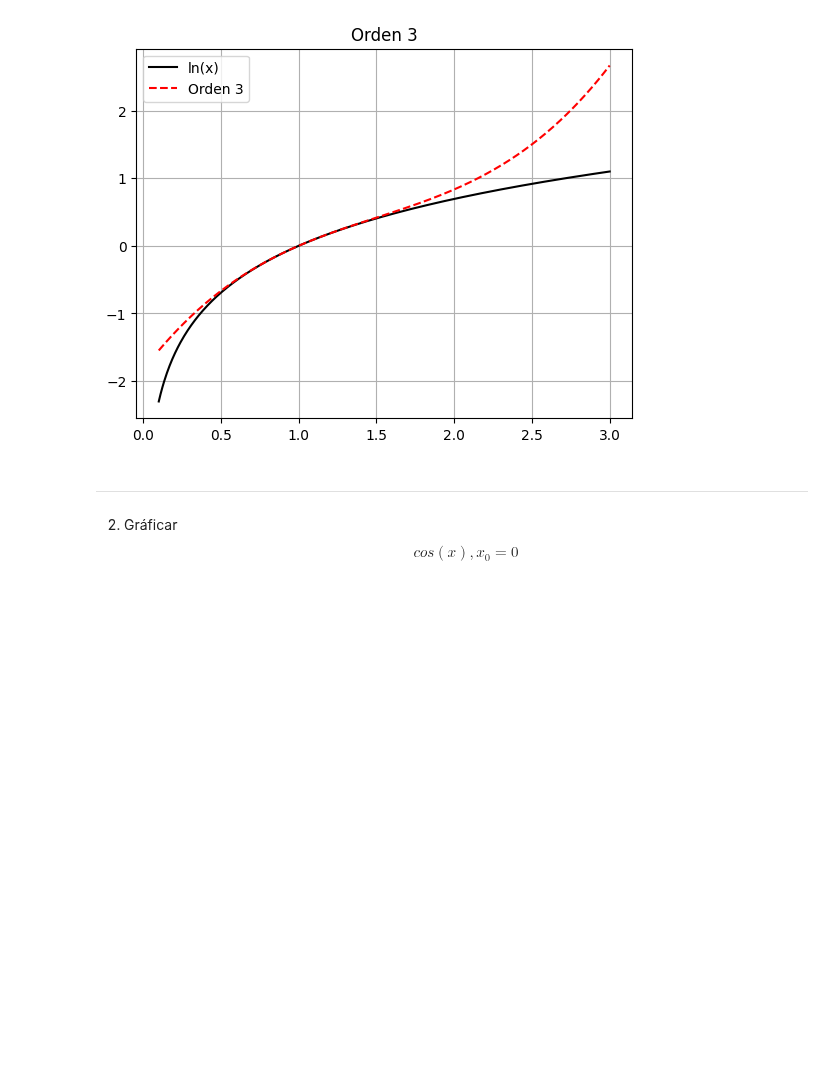
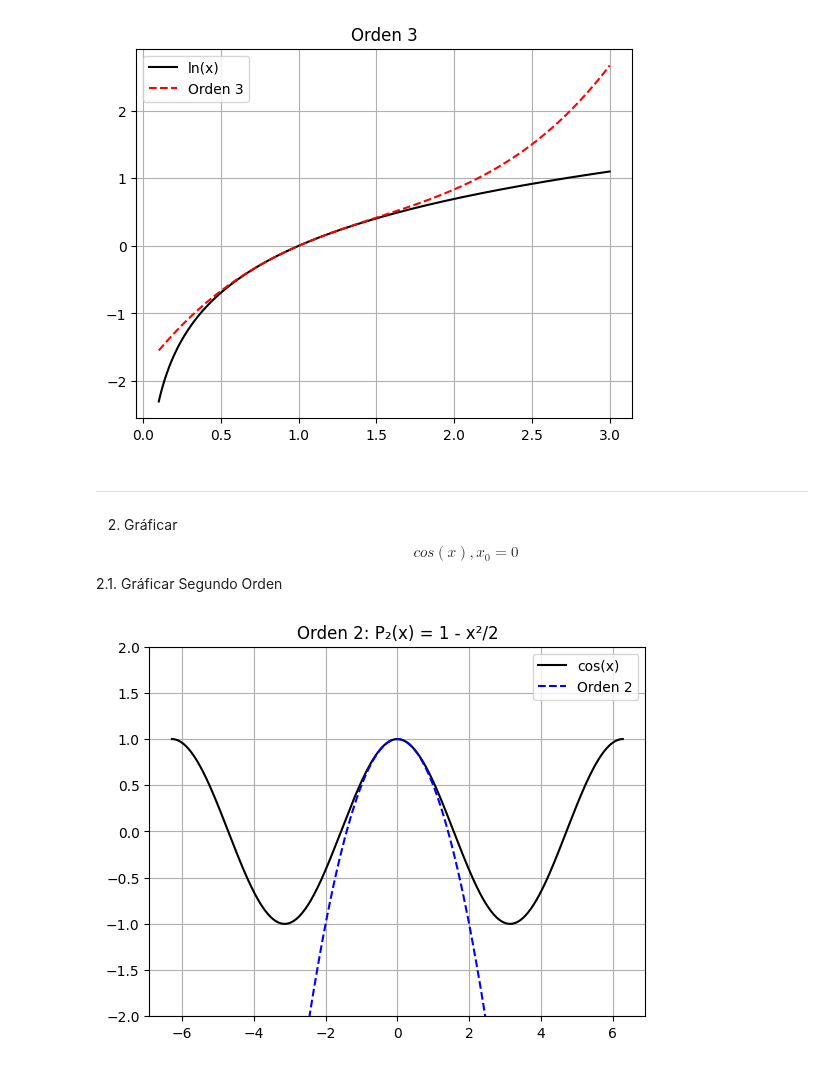
Before and after one commit to Aizel-shadow/Metodos_Numericos-, a Jupyter notebook: TALLERES/Taller03.ipynb, the cells around one changed output. Saved outputs shown, nothing was run; the diff lists cells and outputs as text; code cells hidden in the pictures; blank space fills up the shorter version.

```diff
--- a/TALLERES/Taller03.ipynb
+++ b/TALLERES/Taller03.ipynb
@@ -86,8 +86,20 @@ plt.show()
 ---
 # %% [markdown]
 2. Gráficar $$cos(x), x_0=0$$
+
+2.1. Gráficar Segundo Orden
 # %%
 import numpy as np
 import matplotlib.pyplot as plt
 
 x = np.linspace(-2*np.pi, 2*np.pi, 500)
+plt.figure()
+plt.plot(x, np.cos(x), 'k-', label='cos(x)')
+plt.plot(x, 1 - 0.5*x**2, 'b--', label='Orden 2')
+plt.grid(True)
+plt.legend()
+plt.title('Orden 2: P₂(x) = 1 - x²/2')
+plt.ylim(-2, 2)
+plt.show()
+# %% [output]
+[figure, added]
```
Also changed, not shown: parts of 19 cells of this notebook.
